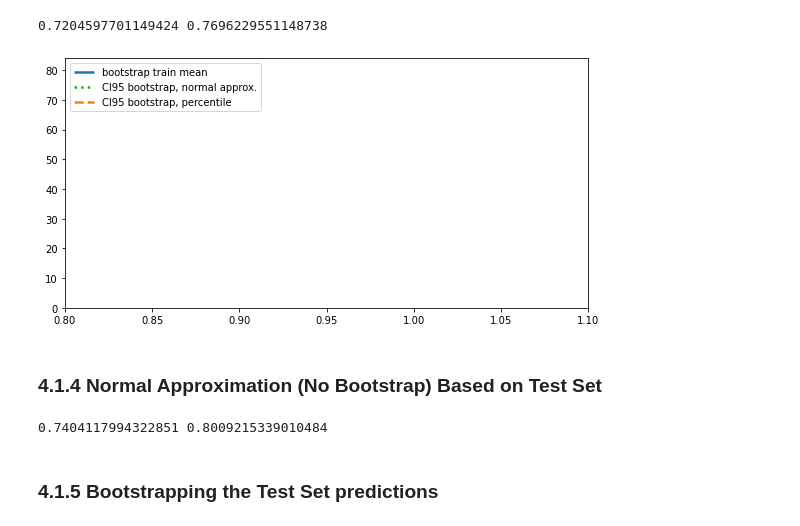
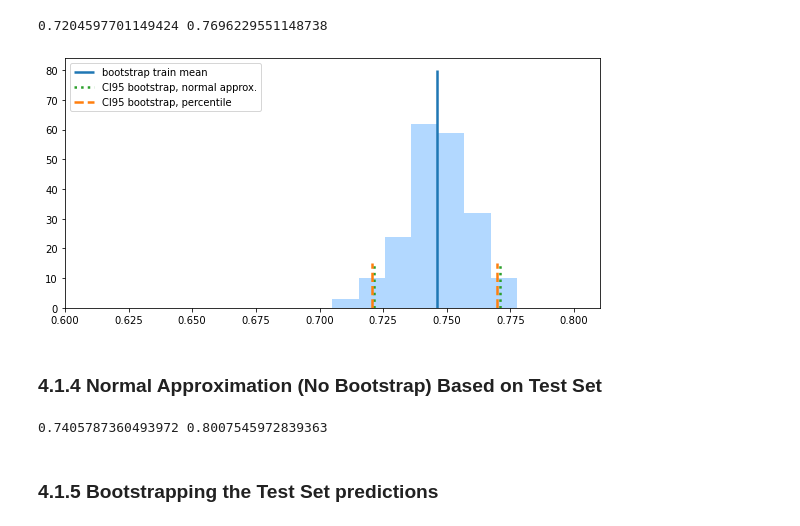
Before and after one commit to rasbt/stat451-machine-learning-fs20, a Jupyter notebook: L09/code/09-eval2-ci__4-confidence-intervals_mnist.ipynb, the cells around one changed output. Cells and saved outputs as stored; diff of their text form; code cells hidden in the pictures.

```diff
--- a/L09/code/09-eval2-ci__4-confidence-intervals_mnist.ipynb
+++ b/L09/code/09-eval2-ci__4-confidence-intervals_mnist.ipynb
@@ -130,40 +130,40 @@ print(bootstrap_percentile_lower, bootstrap_percentile_upper)
 # %%
 fig, ax = plt.subplots(figsize=(8, 4))
 ax.vlines( bootstrap_train_mean, [0], 80, lw=2.5, linestyle='-', label='bootstrap train mean')
 
 ax.vlines(bootstrap_na_upper, [0], 15, lw=2.5, linestyle='dotted',
           label='CI95 bootstrap, normal approx.', color='C2')
 ax.vlines(bootstrap_na_lower, [0], 15, lw=2.5, linestyle='dotted', color='C2')
 
 ax.vlines(bootstrap_percentile_upper, [0], 15, lw=2.5, linestyle='dashed',
           label='CI95 bootstrap, percentile', color='C1')
 ax.vlines(bootstrap_percentile_lower, [0], 15, lw=2.5, linestyle='dashed', color='C1')
 
 ax.hist(bootstrap_train_accuracies, bins=7,
         color='#0080ff', edgecolor="none",
         alpha=0.3)
 plt.legend(loc='upper left')
 
-plt.xlim([0.8, 1.1])
+plt.xlim([0.6, 0.81])
 plt.tight_layout()
 #plt.savefig('figures/bootstrap-histo-1.svg')
 
 plt.show()
 # %% [output]
-[figure, old version]
+[figure, new version]
 # %% [markdown]
 ### 4.1.4 Normal Approximation (No Bootstrap) Based on Test Set
 # %%
 clf.fit(X_train, y_train)
 acc_test_na = clf.score(X_test, y_test)
-ci_test_na = 1.96 * np.sqrt((acc*(1-acc)) / y_test.shape[0])
+ci_test_na = 1.96 * np.sqrt((acc_test_na*(1-acc_test_na)) / y_test.shape[0])
 
 test_na_lower = acc_test_na-ci_test_na
 test_na_upper = acc_test_na+ci_test_na
 
 print(test_na_lower, test_na_upper)
 # %% [output]
-0.7404117994322851 0.8009215339010484
+0.7405787360493972 0.8007545972839363
 # %% [markdown]
 ### 4.1.5 Bootstrapping the Test Set predictions
 # %% [markdown]
```
Also changed, not shown: parts of 2 cells of this notebook, 1 other file.
